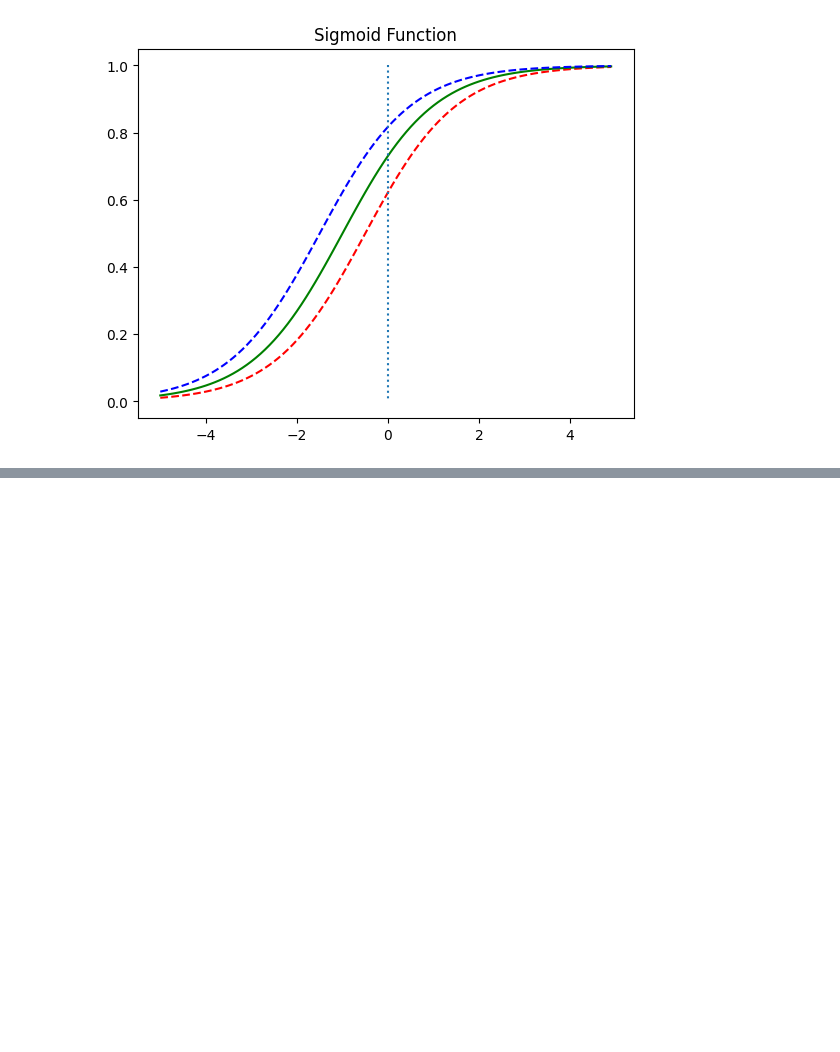
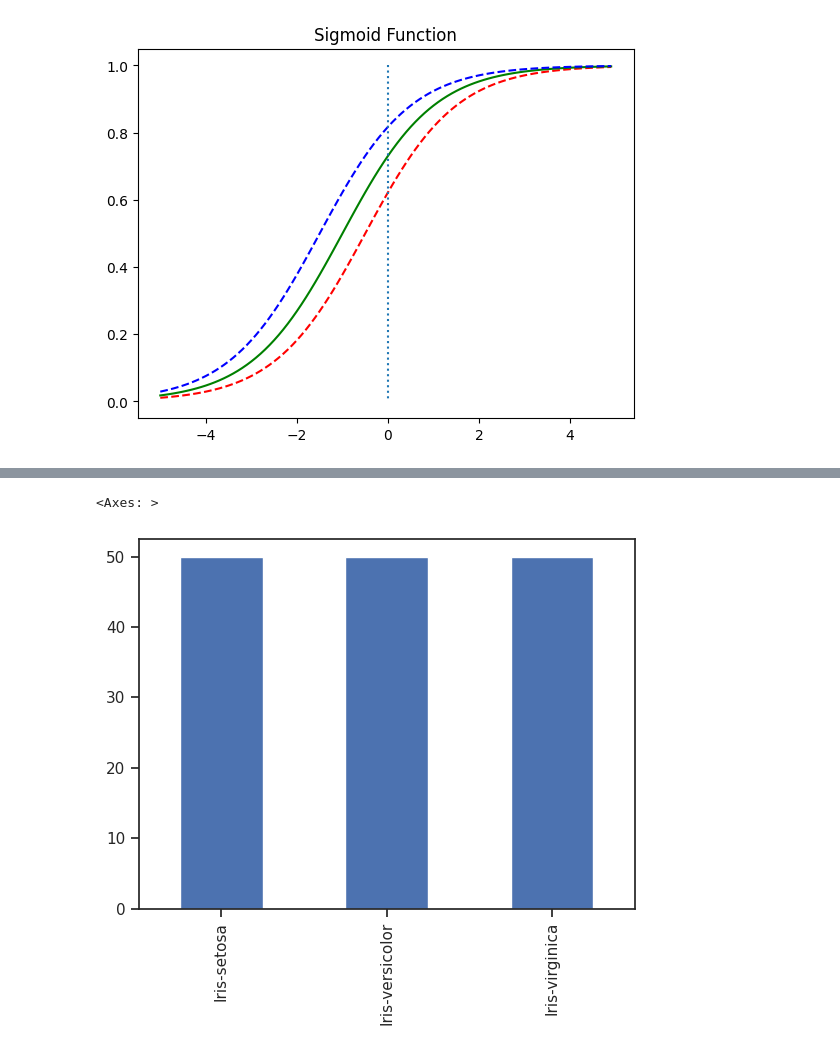
Before and after one commit to UiinKim/NLP_First, a Jupyter notebook: 머신러닝.ipynb, the cells around one changed output, grey strips where cells are left out. Saved outputs shown, nothing was run; the diff lists cells and outputs as text; code cells hidden in the pictures; blank space fills up the shorter version.

```diff
--- a/머신러닝.ipynb
+++ b/머신러닝.ipynb
@@ -247,0 +616,6 @@ plt.show()
+# %%
+data['Species'].value_counts().plot(kind='bar')
+#150개의 데이터 중 각 품종이 몇개 있는지 확인한다. -> 동일하게 50개씩 존재
+# %% [output]
+<Axes: >
+[figure, added]
```
Also changed, not shown: parts of 46 cells of this notebook.
